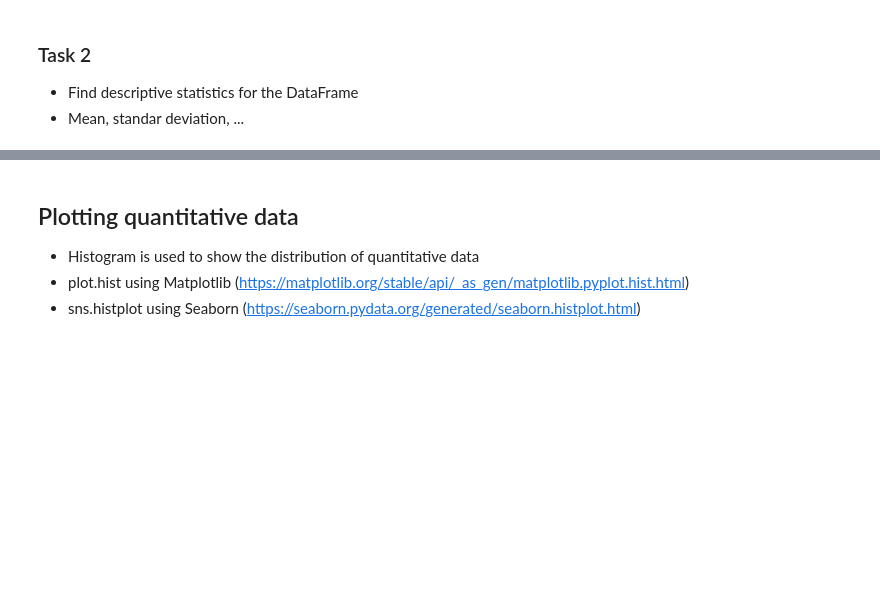
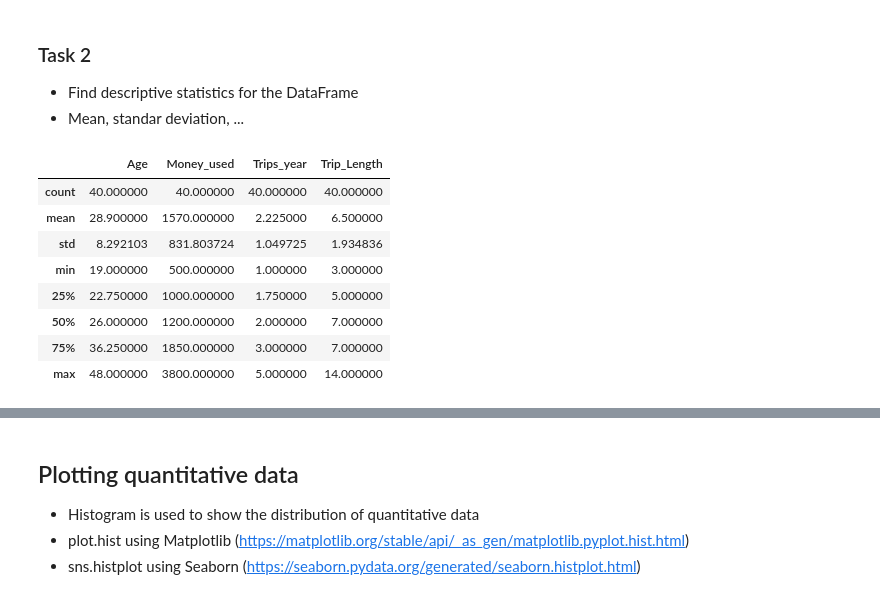
Before and after one commit to khiem-nguyen-ict/Basic-Skills-for-Data-Management, a Jupyter notebook: week37/Jupyter_intro.ipynb, the cells around one changed output, grey strips where cells are left out. Cells and saved outputs as stored; diff of their text form; code cells hidden in the pictures; blank space fills up the shorter version.

```diff
--- a/week37/Jupyter_intro.ipynb
+++ b/week37/Jupyter_intro.ipynb
@@ -154,4 +190,16 @@ trips.head()
 - Find descriptive statistics for the DataFrame
 - Mean, standar deviation, ...
 # %%
-# Your answer in here
+# Task 2
+# Find descriptive statistics for the DataFrame
+trips.describe()
+# %% [output]
+|  | Age | Money_used | Trips_year | Trip_Length |
+| count | 40.000000 | 40.000000 | 40.000000 | 40.000000 |
+| mean | 28.900000 | 1570.000000 | 2.225000 | 6.500000 |
+| std | 8.292103 | 831.803724 | 1.049725 | 1.934836 |
+| min | 19.000000 | 500.000000 | 1.000000 | 3.000000 |
+| 25% | 22.750000 | 1000.000000 | 1.750000 | 5.000000 |
+| 50% | 26.000000 | 1200.000000 | 2.000000 | 7.000000 |
+| 75% | 36.250000 | 1850.000000 | 3.000000 | 7.000000 |
+| max | 48.000000 | 3800.000000 | 5.000000 | 14.000000 |
```
Also changed, not shown: parts of 7 cells of this notebook, 1 other file.
